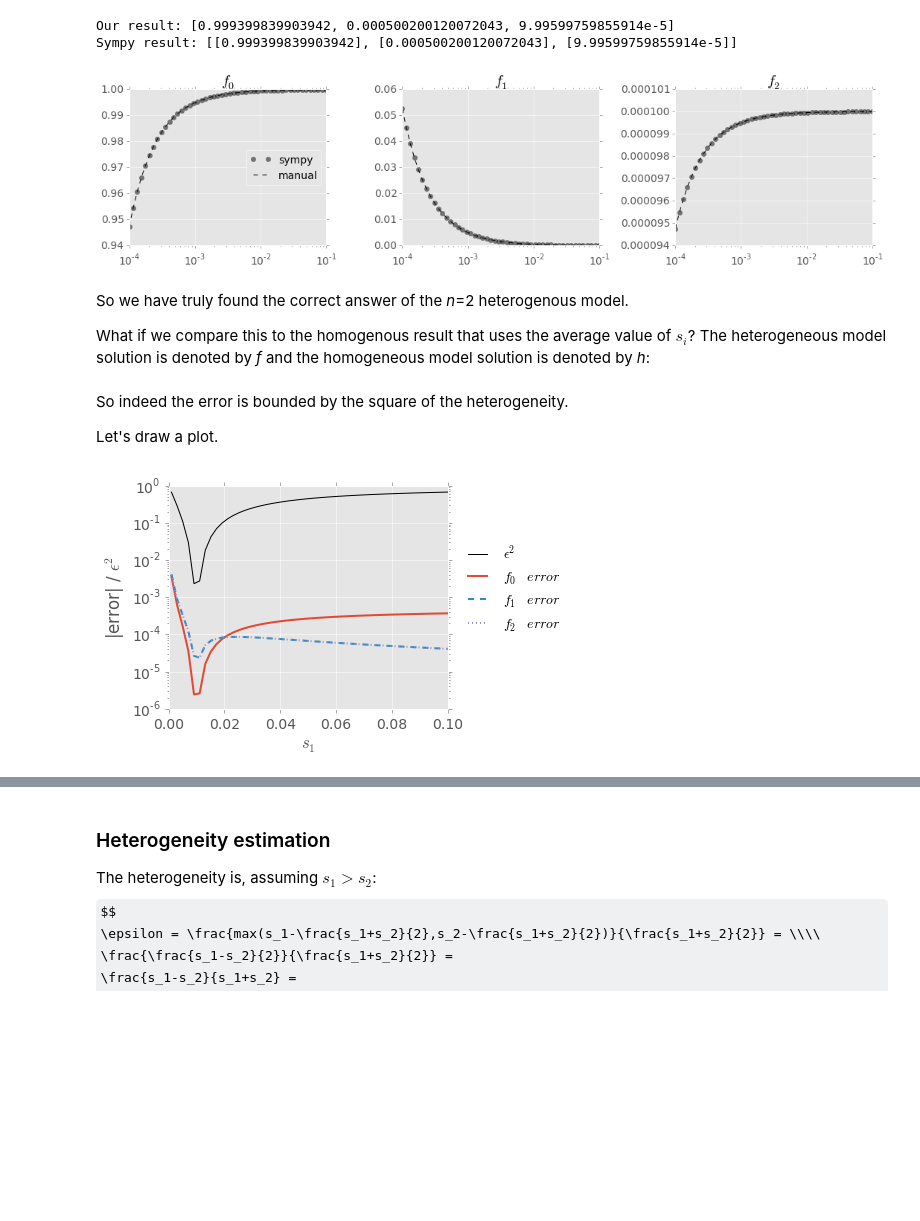
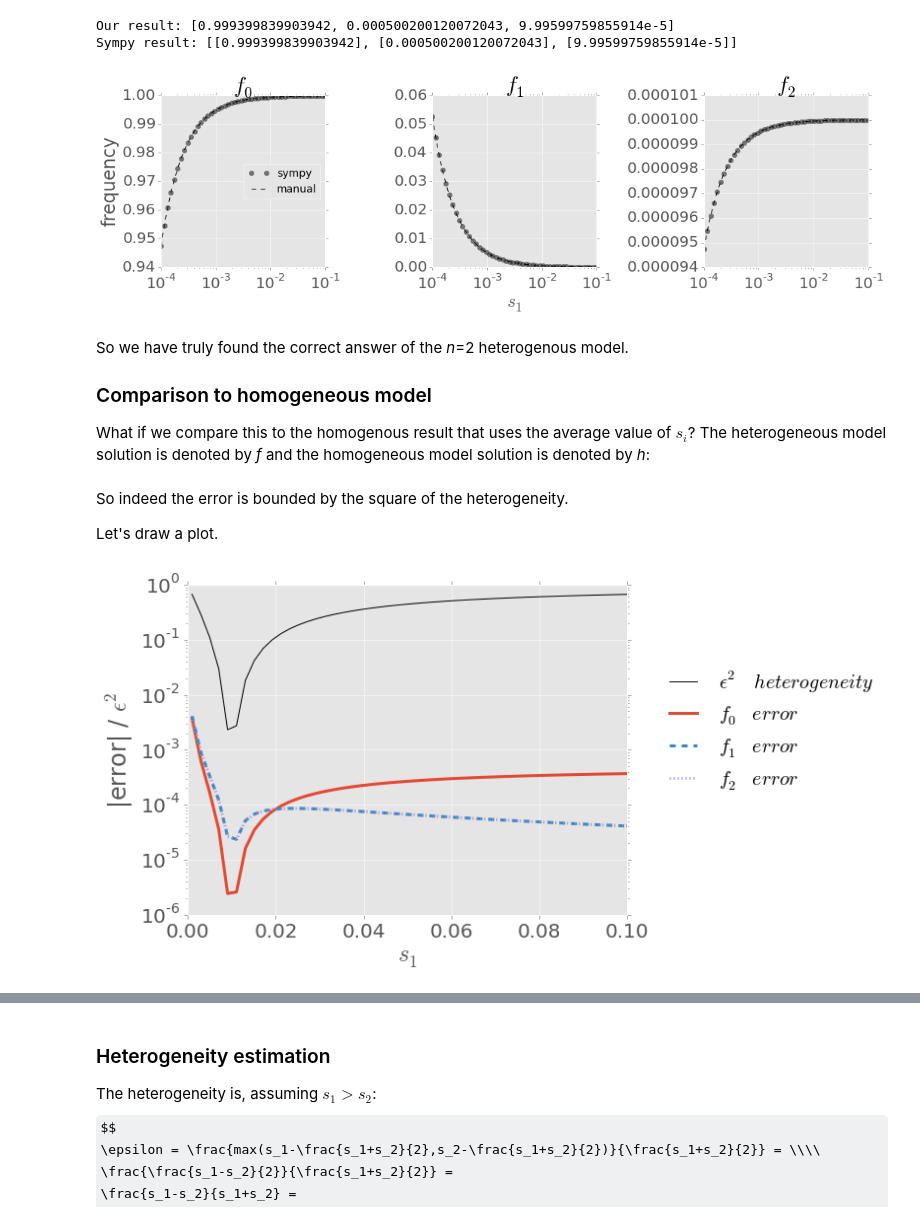
Before and after one commit to yoavram/ipython-notebooks, a Jupyter notebook: MathModels project - s.ipynb, the cells around one changed output, grey strips where cells are left out. Drawn from its saved outputs; the diff is of its cells as text; code cells hidden in the pictures; some formulas as TeX source; blank space fills up the shorter version.

```diff
--- a/MathModels project - s.ipynb
+++ b/MathModels project - s.ipynb
@@ -4,7 +4,7 @@ from sympy import __version__ as sympy_ver
 print "sympy", sympy_ver
 from sympy.interactive import printing
 printing.init_printing(use_latex=True)
-rcParams['font.size'] = 14
+rcParams['font.size'] = 20
 rcParams['legend.fontsize'] = 14
 # %% [output]
 sympy 0.7.5
@@ -231,21 +234,24 @@ ss = logspace(-4,-1,50)
 vx = transpose(array([(v/sum(v)).subs({U:1e-5, s1: s1x, s2:0.05}) for s1x in ss]))
 fx = transpose(array([[f.subs({U:1e-5, s1: s1x, s2:0.05}) for f in (f0,f1,f2)] for s1x in ss]))
 # %%
-fig,axes = plt.subplots(1,3,sharex=True, figsize=(15,4))
+fig,axes = plt.subplots(1,3,sharex=True, figsize=(15,5))
 
 for i,ax in enumerate(axes):
     ax.plot(ss,vx[i,:], 'ko', alpha=0.5, label='sympy')
     ax.plot(ss,vx[i,:], 'k--', label='manual')
     ax.set_title(r'$f_'+str(i)+r'$')
     ax.grid(False,'minor')
 axes[0].legend(loc=5)
+axes[1].set_xlabel("$s_1$")
+axes[0].set_ylabel("frequency")
 plt.setp(axes, 'xscale','log')
 fig.tight_layout()
 # %% [output]
-[figure, old version]
+[figure, new version]
 # %% [markdown]
 So we have truly found the correct answer of the _n_=2 heterogenous model.
 
+### Comparison to homogeneous model
 What if we compare this to the homogenous result that uses the average value of $s_i$?
 The heterogeneous model solution is denoted by _f_ and the homogeneous model solution is denoted by _h_:
 # %% [markdown]
@@ -265,21 +271,21 @@ errs2 = [abs((h1-f1).subs({s1:s1x, s2: 0.01, U:1e-5})) for s1x in ss]
 errs = (errs0,errs1,errs2)
 hets = [(max((abs(s1-s)/s).subs({s1:s1x, s2: 0.01, U:1e-5}), (abs(s2-s)/s).subs({s1:s1x, s2: 0.01, U:1e-5})))**2 for s1x in ss]
 # %%
-fig, ax = subplots(1,1,figsize=(5,4))
+fig, ax = subplots(1,1,figsize=(8,6))
 ls = ['solid','dashed','dotted']
-ax.plot(ss, hets, 'k', label=r"$\epsilon ^2$",)
+ax.plot(ss, hets, 'k', label=r"$\epsilon ^2 \; heterogeneity$",)
 for i in range(len(errs)):
-    ax.plot(ss, errs[i], linestyle=ls[i], label=r"$f_"+str(i)+"\; error$", linewidth=2)
+    ax.plot(ss, errs[i], linestyle=ls[i], label=r"$f_"+str(i)+"\; error$", linewidth=3)
 ax.axvline(x=0.01, color='k', linestyle='..')
 ax.set_xlim(0,0.1)
 ax.set_ylim(1e-6,1)
 ax.set_yscale('log')
 ax.grid(False, 'minor')
-ax.legend(bbox_to_anchor=(1.45, .8)).get_frame().set_facecolor('w')
+ax.legend(fontsize=20, bbox_to_anchor=(1.6, .8)).get_frame().set_facecolor('w')
 ax.set_xlabel(r"$s_1$")
 ax.set_ylabel( r"|error| / $\epsilon ^2$", rotation='vertical');
 # %% [output]
-[figure, old version]
+[figure, new version]
 # %% [markdown]
 ### Error estimation
 
```
Also changed, not shown: parts of 9 cells of this notebook.
